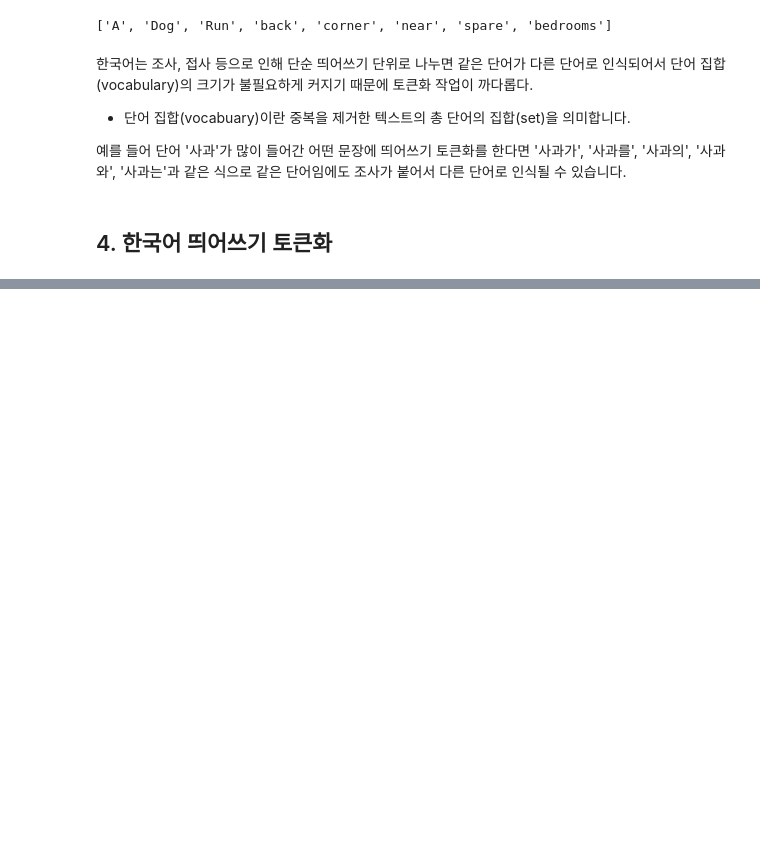
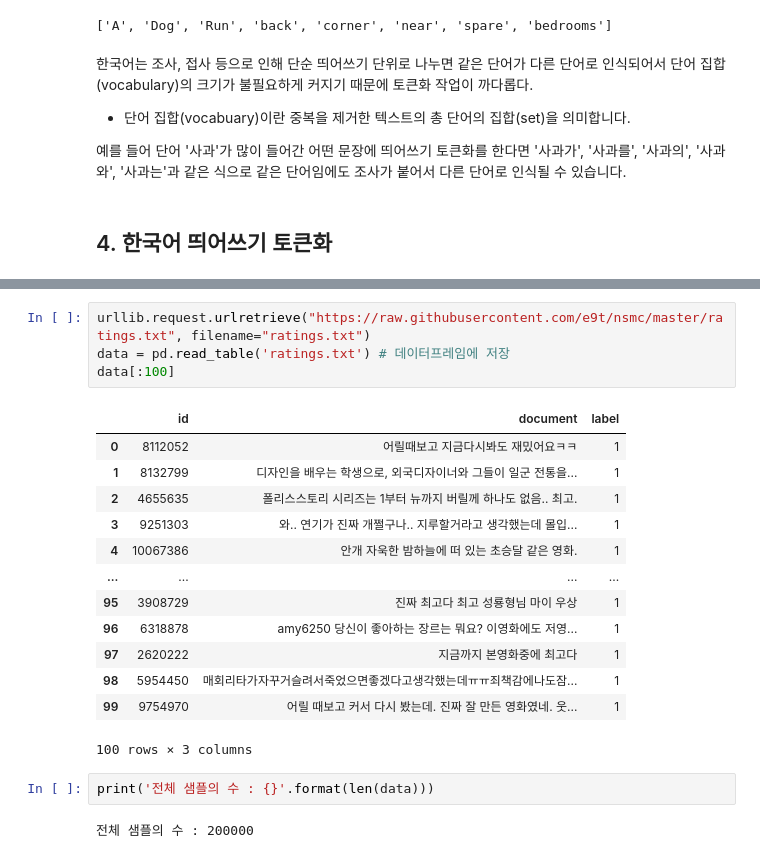
Before and after one commit to DUMCHPPACH/MIN, a Jupyter notebook: chch/pytorch로 시작하는 딥러닝 입문/7_자연어 처리의 전처리/1_자연어 처리 전처리 이해하기.ipynb, the cells around one changed output, grey strips where cells are left out. Drawn from its saved outputs; the diff is of its cells as text; blank space fills up the shorter version.

```diff
--- a/chch/pytorch로 시작하는 딥러닝 입문/7_자연어 처리의 전처리/1_자연어 처리 전처리 이해하기.ipynb
+++ b/chch/pytorch로 시작하는 딥러닝 입문/7_자연어 처리의 전처리/1_자연어 처리 전처리 이해하기.ipynb
@@ -81,0 +131,22 @@ print(kor_text.split())
+# %%
+urllib.request.urlretrieve("https://raw.githubusercontent.com/e9t/nsmc/master/ratings.txt", filename="ratings.txt")
+data = pd.read_table('ratings.txt') # 데이터프레임에 저장
+data[:100]
+# %% [output]
+|  | id | document | label |
+| 0 | 8112052 | 어릴때보고 지금다시봐도 재밌어요ㅋㅋ | 1 |
+| 1 | 8132799 | 디자인을 배우는 학생으로, 외국디자이너와 그들이 일군 전통을... | 1 |
+| 2 | 4655635 | 폴리스스토리 시리즈는 1부터 뉴까지 버릴께 하나도 없음.. 최고. | 1 |
+| 3 | 9251303 | 와.. 연기가 진짜 개쩔구나.. 지루할거라고 생각했는데 몰입... | 1 |
+| 4 | 10067386 | 안개 자욱한 밤하늘에 떠 있는 초승달 같은 영화. | 1 |
+| ... | ... | ... | ... |
+| 95 | 3908729 | 진짜 최고다 최고 성룡형님 마이 우상 | 1 |
+| 96 | 6318878 | amy6250 당신이 좋아하는 장르는 뭐요? 이영화에도 저영... | 1 |
+| 97 | 2620222 | 지금까지 본영화중에 최고다 | 1 |
+| 98 | 5954450 | 매회리타가자꾸거슬려서죽었으면좋겠다고생각했는데ㅠㅠ죄책감에나도잠... | 1 |
+| 99 | 9754970 | 어릴 때보고 커서 다시 봤는데. 진짜 잘 만든 영화였네. 웃... | 1 |
+100 rows × 3 columns
+# %%
+print('전체 샘플의 수 : {}'.format(len(data)))
+# %% [output]
+전체 샘플의 수 : 200000
```
Also changed, not shown: parts of 18 cells of this notebook.
